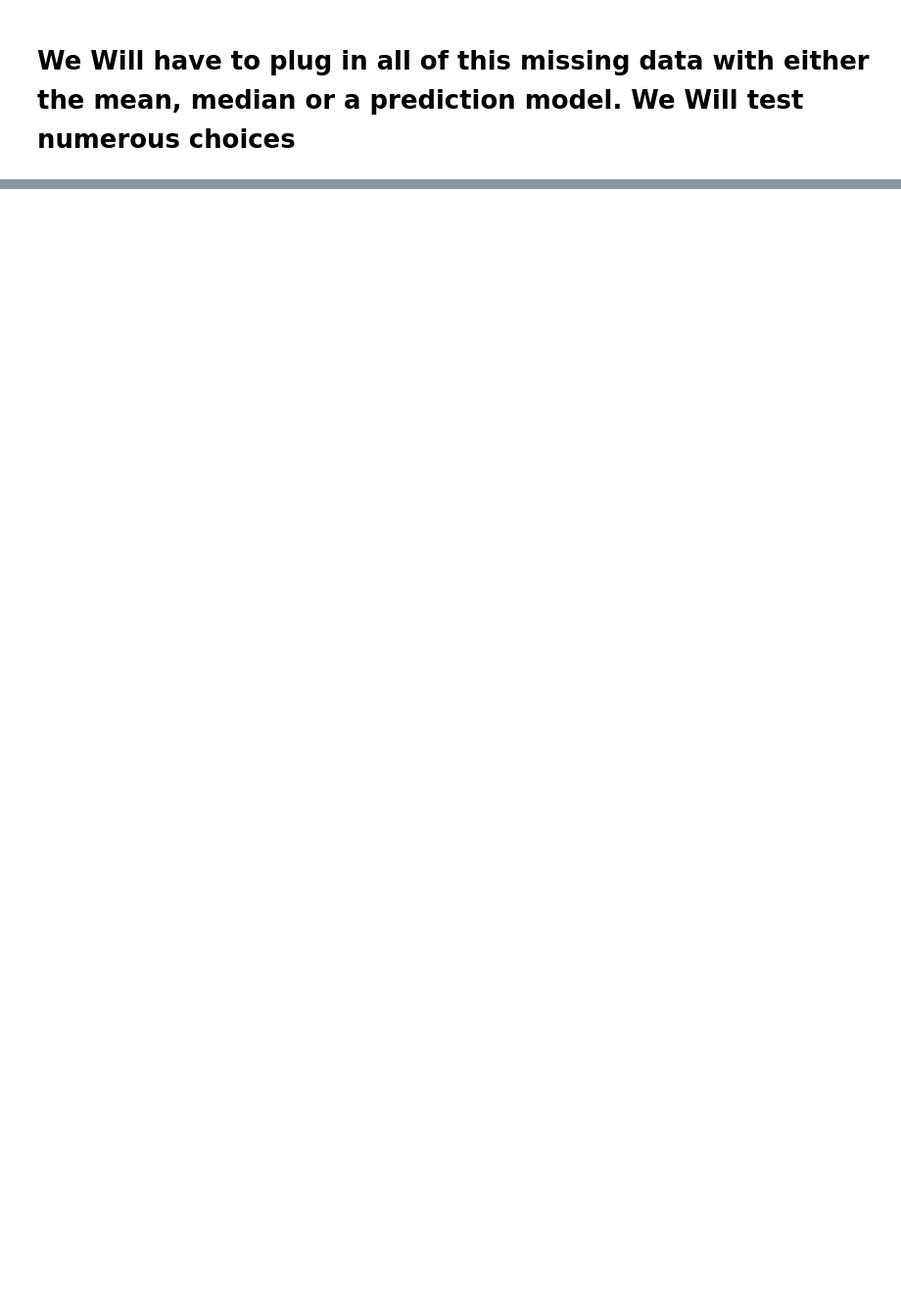
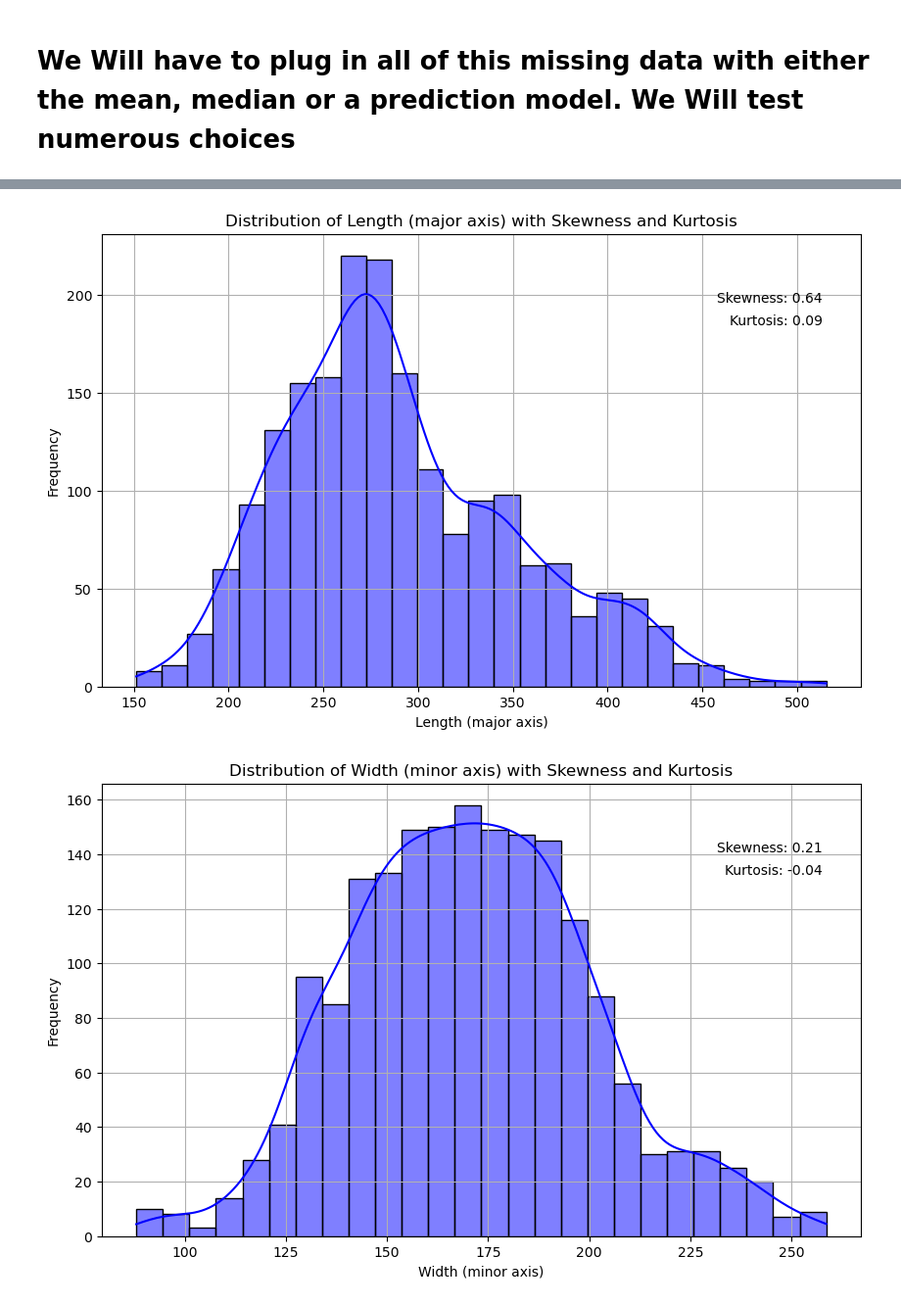
Before and after one commit to MaukanMir/Almond-Classification, a Jupyter notebook: training.ipynb, the cells around one changed output, grey strips where cells are left out. Shown at 98% size. Drawn from its saved outputs; the diff is of its cells as text; code cells hidden in the pictures; blank space fills up the shorter version.

```diff
--- a/training.ipynb
+++ b/training.ipynb
@@ -118,0 +156,8 @@ df.describe()
+# %%
+for col in df.columns:
+  if col == "Type":
+    continue
+  dist_plot(df, col)
+# %% [output]
+[figure, added]
+[figure, added]
```
Also changed, not shown: parts of 6 cells of this notebook.
